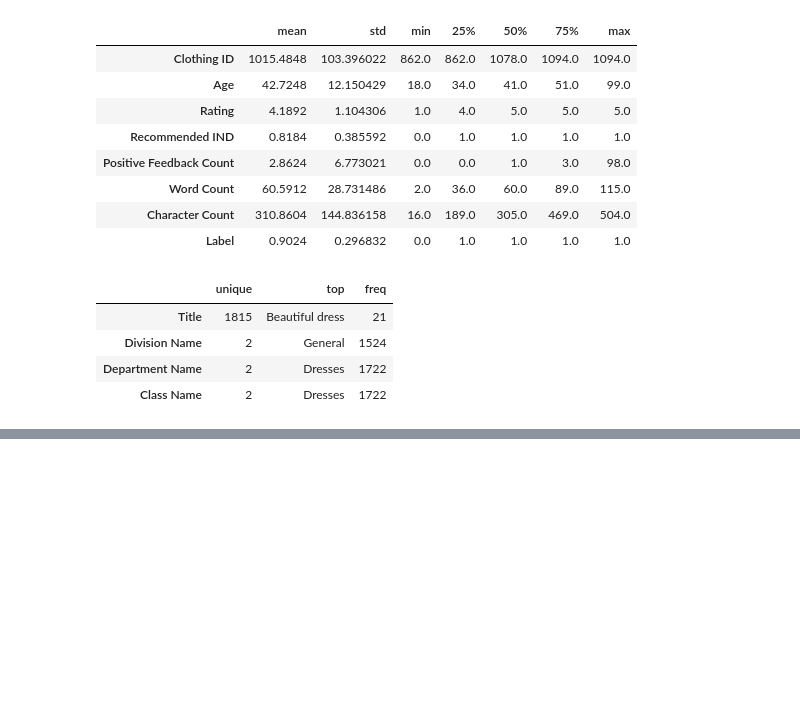
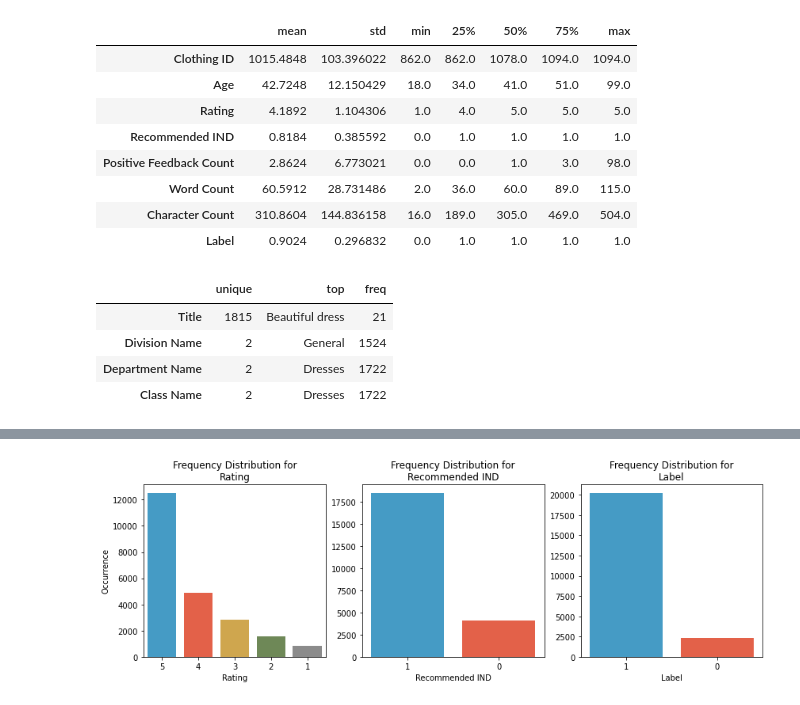
Before and after one commit to dwiwahyueffendi/Information-Retrieval, a Jupyter notebook: Source Code Information Retrieval.ipynb, the cells around one changed output, grey strips where cells are left out. Saved outputs shown, nothing was run; the diff lists cells and outputs as text; code cells hidden in the pictures; blank space fills up the shorter version.

Commit message:
Distribution

```diff
--- a/Source Code Information Retrieval.ipynb
+++ b/Source Code Information Retrieval.ipynb
@@ -258,0 +268,17 @@ df.loc[df["Clothing ID"].isin([1078, 862,1094]),
+# %%
+#cat_dtypes = [x for x,y,z in unique_count if y < 10 and x not in ["Division Name","Department Name"]]
+cat_dtypes = ["Rating","Recommended IND","Label"]
+increment = 0
+f, axes = plt.subplots(1,len(cat_dtypes), figsize=(14,4), sharex=False)
+
+for i in range(len(cat_dtypes)):
+    sns.countplot(x=cat_dtypes[increment], data=df,order=df[cat_dtypes[increment]].value_counts().index, ax=axes[i])
+    axes[i].set_title("Frequency Distribution for\n{}".format(cat_dtypes[increment]))
+    axes[i].set_ylabel("Occurrence")
+    axes[i].set_xlabel("{}".format(cat_dtypes[increment]))
+    increment += 1
+axes[1].set_ylabel("")
+axes[2].set_ylabel("")
+plt.show()
+# %% [output]
+[figure, added]
```
Also changed, not shown: parts of 1 cell of this notebook.
